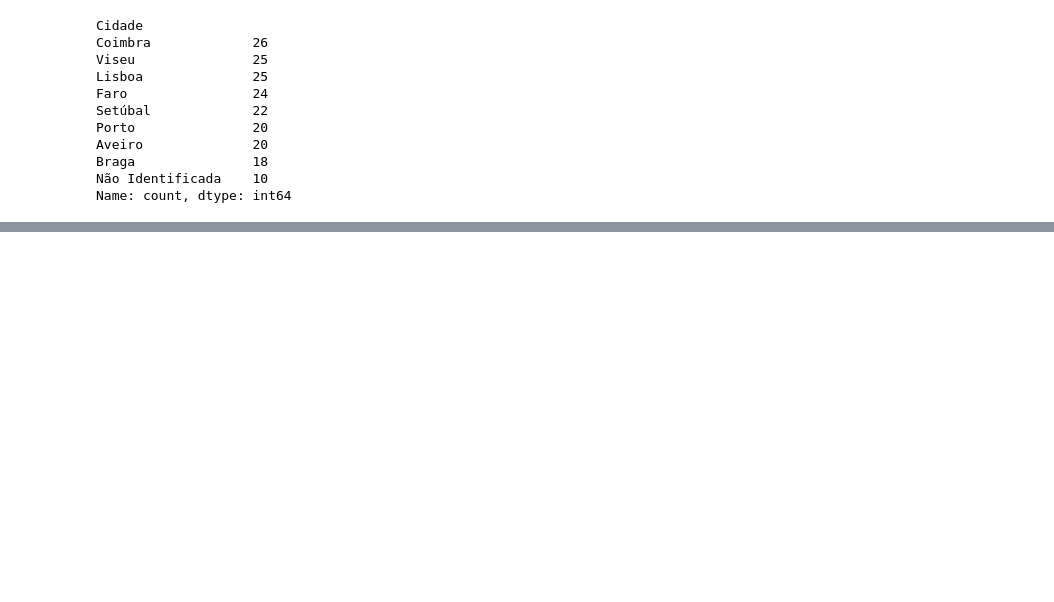
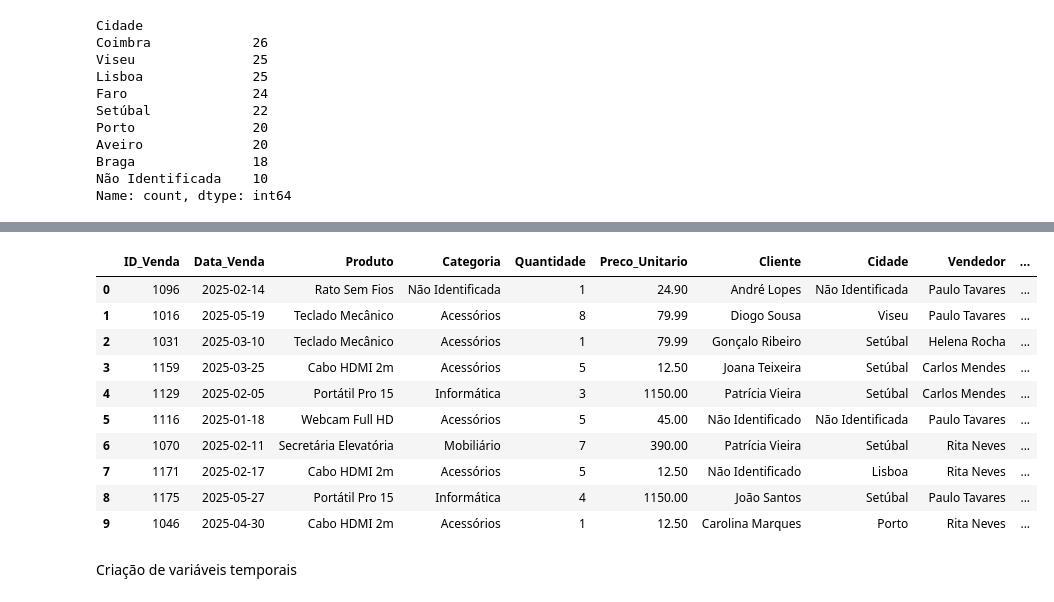
Before and after one commit to SirRick76/Projetos_PTL, a Jupyter notebook: Analise_Vendas1Loja.ipynb, the cells around one changed output, grey strips where cells are left out. Drawn from its saved outputs; the diff is of its cells as text; code cells hidden in the pictures; blank space fills up the shorter version.

```diff
--- a/Analise_Vendas1Loja.ipynb
+++ b/Analise_Vendas1Loja.ipynb
@@ -297,0 +397,4 @@ Name: count, dtype: int64
+# %%
+#Criar uma nova coluna com o valor total de cada venda
+df["Valor_Total"]=df["Quantidade"]*df["Preco_Unitario"]
+df.head(5)
@@ -297,0 +408,4 @@ Name: count, dtype: int64
+# %%
+# Calcular uma comissão de 5% sobre o valor total da venda
+df["Comissao"]= df["Valor_Total"] * 0.05
+df.head(5)
@@ -297,0 +419,10 @@ Name: count, dtype: int64
+# %%
+#criar uma coluna vazia
+df["Classificacao_Venda"]= ""
+
+#Classificar as vendas
+df.loc[df["Valor_Total"] < 500, "Classificacao_Venda"] = "Baixo Valor"
+df.loc[(df["Valor_Total"] >= 500) & (df["Valor_Total"] < 1000), "Classificacao_Venda"] = "Valor médio"
+df.loc[(df["Valor_Total"] >= 1000) & (df["Valor_Total"] < 2500), "Classificacao_Venda"] = "Valor elevado"
+df.loc[df["Valor_Total"] >= 2500, "Classificacao_Venda"] = "Valor muito elevado"
+df.head(5)
@@ -297,0 +436,26 @@ Name: count, dtype: int64
+# %%
+#Definir uma função para classificar a quantidade vendida
+def classificar_quantidade(quantidade):
+    if quantidade < 3:
+        return "Pequena"
+    elif quantidade <=6:
+        return "Média"
+    else:
+        return "Grande"
+#Aplicar a função a todos os valores da coluna Quantidade
+df["Tipo_Quantidade"] = df["Quantidade"].apply(classificar_quantidade)
+df.head(10)
+# %% [output]
+|  | ID_Venda | Data_Venda | Produto | Categoria | Quantidade | Preco_Unitario | Cliente | Cidade | Vendedor | ... |
+| 0 | 1096 | 2025-02-14 | Rato Sem Fios | Não Identificada | 1 | 24.90 | André Lopes | Não Identificada | Paulo Tavares | ... |
+| 1 | 1016 | 2025-05-19 | Teclado Mecânico | Acessórios | 8 | 79.99 | Diogo Sousa | Viseu | Paulo Tavares | ... |
+| 2 | 1031 | 2025-03-10 | Teclado Mecânico | Acessórios | 1 | 79.99 | Gonçalo Ribeiro | Setúbal | Helena Rocha | ... |
+| 3 | 1159 | 2025-03-25 | Cabo HDMI 2m | Acessórios | 5 | 12.50 | Joana Teixeira | Setúbal | Carlos Mendes | ... |
+| 4 | 1129 | 2025-02-05 | Portátil Pro 15 | Informática | 3 | 1150.00 | Patrícia Vieira | Setúbal | Carlos Mendes | ... |
+| 5 | 1116 | 2025-01-18 | Webcam Full HD | Acessórios | 5 | 45.00 | Não Identificado | Não Identificada | Paulo Tavares | ... |
+| 6 | 1070 | 2025-02-11 | Secretária Elevatória | Mobiliário | 7 | 390.00 | Patrícia Vieira | Setúbal | Rita Neves | ... |
+| 7 | 1171 | 2025-02-17 | Cabo HDMI 2m | Acessórios | 5 | 12.50 | Não Identificado | Lisboa | Rita Neves | ... |
+| 8 | 1175 | 2025-05-27 | Portátil Pro 15 | Informática | 4 | 1150.00 | João Santos | Setúbal | Paulo Tavares | ... |
+| 9 | 1046 | 2025-04-30 | Cabo HDMI 2m | Acessórios | 1 | 12.50 | Carolina Marques | Porto | Rita Neves | ... |
+# %% [markdown]
+Criação de variáveis temporais
```
Also changed, not shown: parts of 24 cells of this notebook, 2 other files.
